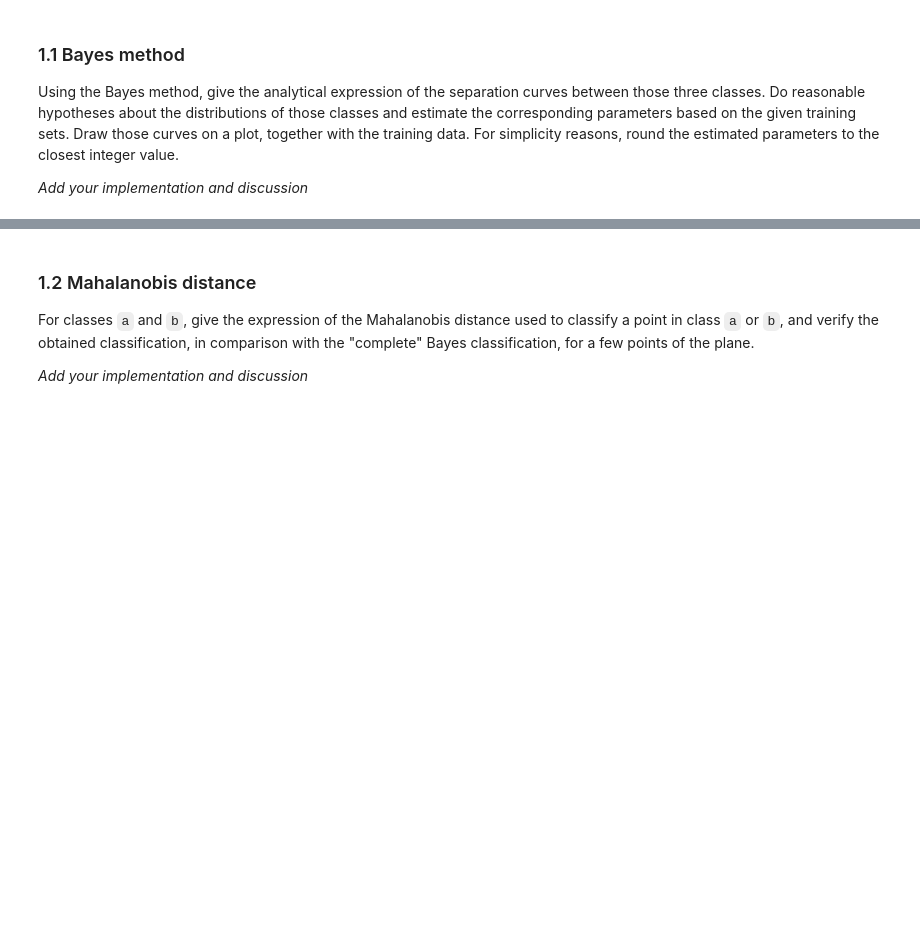
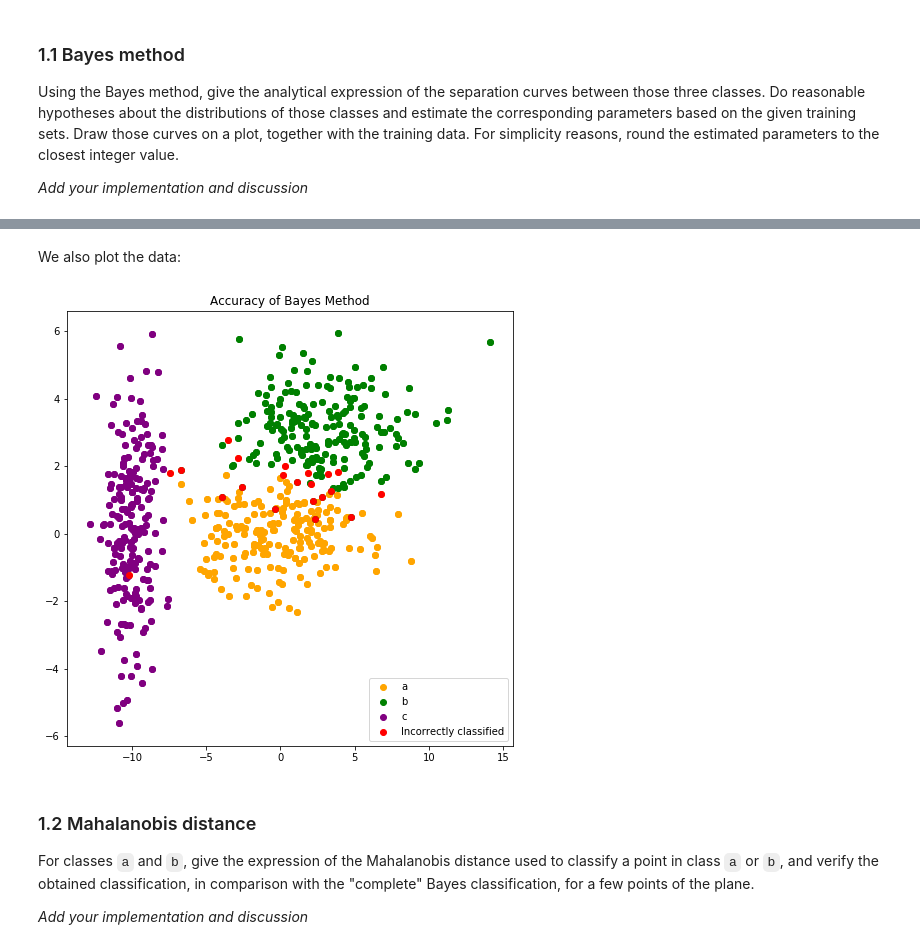
Before and after one commit to dhruti96shah/iapr-2020, a Jupyter notebook: labs/lab_03_classification_zahra.ipynb, the cells around one changed output, grey strips where cells are left out. Cells and saved outputs as stored; diff of their text form; code cells hidden in the pictures; blank space fills up the shorter version.

```diff
--- a/labs/lab_03_classification_zahra.ipynb
+++ b/labs/lab_03_classification_zahra.ipynb
@@ -142,3 +305,31 @@ plt.show()
+# %% [markdown]
+We also plot the data:
+# %%
+fig = plt.figure(figsize = (8, 8))
+ax = fig.add_subplot(111)
+ax.scatter(a1_correct_bayes[:, 0], a1_correct_bayes[:, 1],label ='a',c='orange' )
+ax.scatter(a2_correct_bayes[:, 0], a2_correct_bayes[:, 1],c='orange')
+
+ax.scatter(b1_correct_bayes[:, 0], b1_correct_bayes[:, 1],label ='b',c='green' )
+ax.scatter(b2_correct_bayes[:, 0], b2_correct_bayes[:, 1],c='green')
+
+ax.scatter(c1_correct_bayes[:, 0], c1_correct_bayes[:, 1],label ='c',c='purple' )
+ax.scatter(c2_correct_bayes[:, 0], c2_correct_bayes[:, 1],c='purple')
+
+ax.scatter(a1_err_bayes[:, 0], a1_err_bayes[:, 1], label ='Incorrectly classified',c='red' )
+ax.scatter(a2_err_bayes[:, 0], a2_err_bayes[:, 1],c='red')
+
+ax.scatter(b1_err_bayes[:, 0], b1_err_bayes[:, 1],c='red' )
+#ax.scatter(b2_err_bayes[:, 0], b2_err_bayes[:, 1], label ='Incorrectly classified',c='red') # this list is empty
+
+#ax.scatter(c1_err_bayes[:, 0], c1_err_bayes[:, 1], label ='Incorrectly classified',c='red') # this list is empty
+#ax.scatter(c2_err_bayes[:, 0], c2_err_bayes[:, 1], label ='Incorrectly classified',c='red') # this list is empty
+
+ax.legend()
+plt.title("Accuracy of Bayes Method");
+plt.show()
+# %% [output]
+[figure, added]
 # %% [markdown]
 ### 1.2 Mahalanobis distance
 For classes `a` and `b`, give the expression of the Mahalanobis distance used to classify a point in class `a` or `b`, and verify the obtained classification, in comparison with the "complete" Bayes classification, for a few points of the plane.
```
Also changed, not shown: parts of 27 cells of this notebook.
